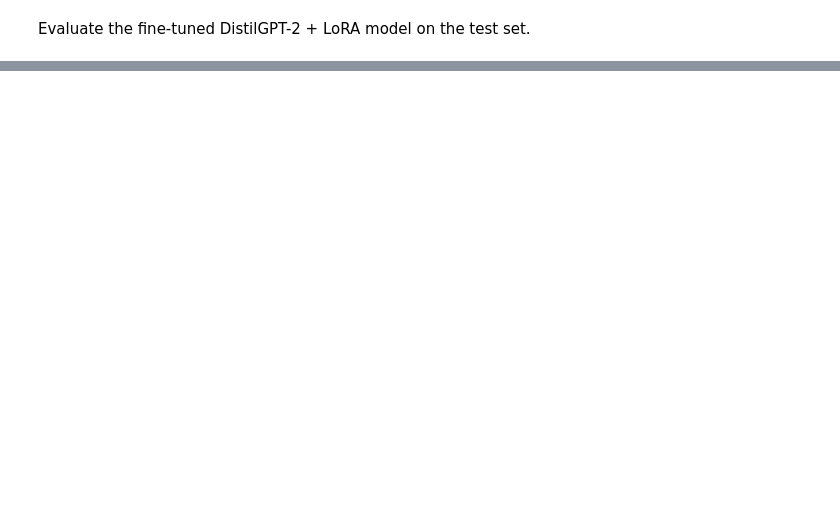
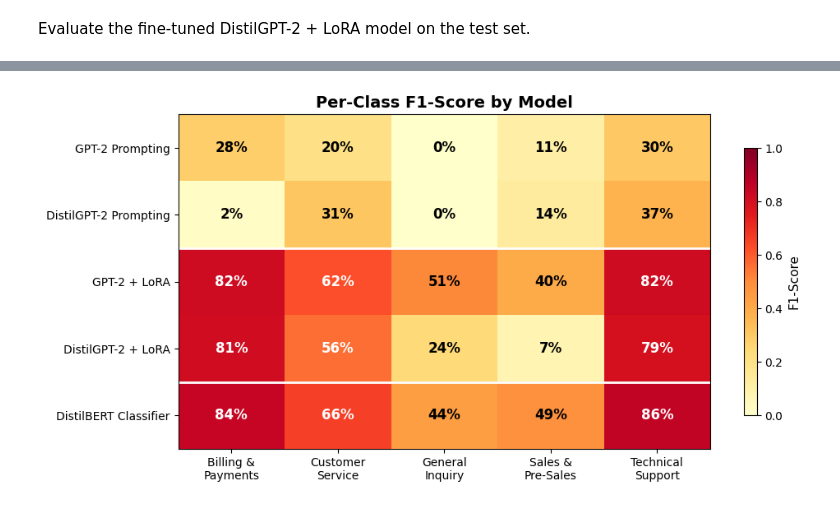
Before and after one commit to djacoo/nlp-llm-project, a Jupyter notebook: notebook.ipynb, the cells around one changed output, grey strips where cells are left out. Cells and saved outputs as stored; diff of their text form; code cells hidden in the pictures; blank space fills up the shorter version.

```diff
--- a/notebook.ipynb
+++ b/notebook.ipynb
@@ -586,0 +1018,44 @@ Compare all agents on the test set in terms of accuracy, computational time, and
+# %%
+# Per-class F1-score heatmap
+from sklearn.metrics import classification_report as cr
+
+model_labels = ["GPT-2 Prompting", "DistilGPT-2 Prompting", "GPT-2 + LoRA", "DistilGPT-2 + LoRA", "DistilBERT Classifier"]
+all_preds = [gpt2_preds, distilgpt2_preds, gpt2_lora_preds, distilgpt2_lora_preds, distilbert_preds]
+all_true = [gpt2_true, distilgpt2_true, gpt2_lora_true, distilgpt2_lora_true, distilbert_true]
+
+# Build F1 matrix (rows = models, columns = classes)
+f1_matrix = []
+for preds, true in zip(all_preds, all_true):
+    report = cr(true, preds, target_names=label_list, output_dict=True, zero_division=0)
+    f1_matrix.append([report[label]["f1-score"] for label in label_list])
+
+f1_array = np.array(f1_matrix)
+class_labels = ["Billing &\nPayments", "Customer\nService", "General\nInquiry", "Sales &\nPre-Sales", "Technical\nSupport"]
+
+fig, ax = plt.subplots(figsize=(10, 5))
+im = ax.imshow(f1_array, cmap="YlOrRd", aspect="auto", vmin=0, vmax=1)
+
+# Annotate each cell with F1 value
+for i in range(len(model_labels)):
+    for j in range(len(class_labels)):
+        val = f1_array[i, j]
+        color = "white" if val > 0.55 else "black"
+        ax.text(j, i, f"{val:.0%}", ha="center", va="center", fontsize=12, fontweight="bold", color=color)
+
+# Draw horizontal lines to separate agents
+ax.axhline(y=1.5, color="white", linewidth=2)
+ax.axhline(y=3.5, color="white", linewidth=2)
+
+ax.set_xticks(range(len(class_labels)))
+ax.set_xticklabels(class_labels, fontsize=10)
+ax.set_yticks(range(len(model_labels)))
+ax.set_yticklabels(model_labels, fontsize=10)
+ax.set_title("Per-Class F1-Score by Model", fontsize=14, fontweight="bold")
+
+cbar = fig.colorbar(im, ax=ax, shrink=0.8)
+cbar.set_label("F1-Score", fontsize=11)
+
+plt.tight_layout()
+plt.show()
+# %% [output]
+[figure, added]
```
Also changed, not shown: parts of 38 cells of this notebook.
